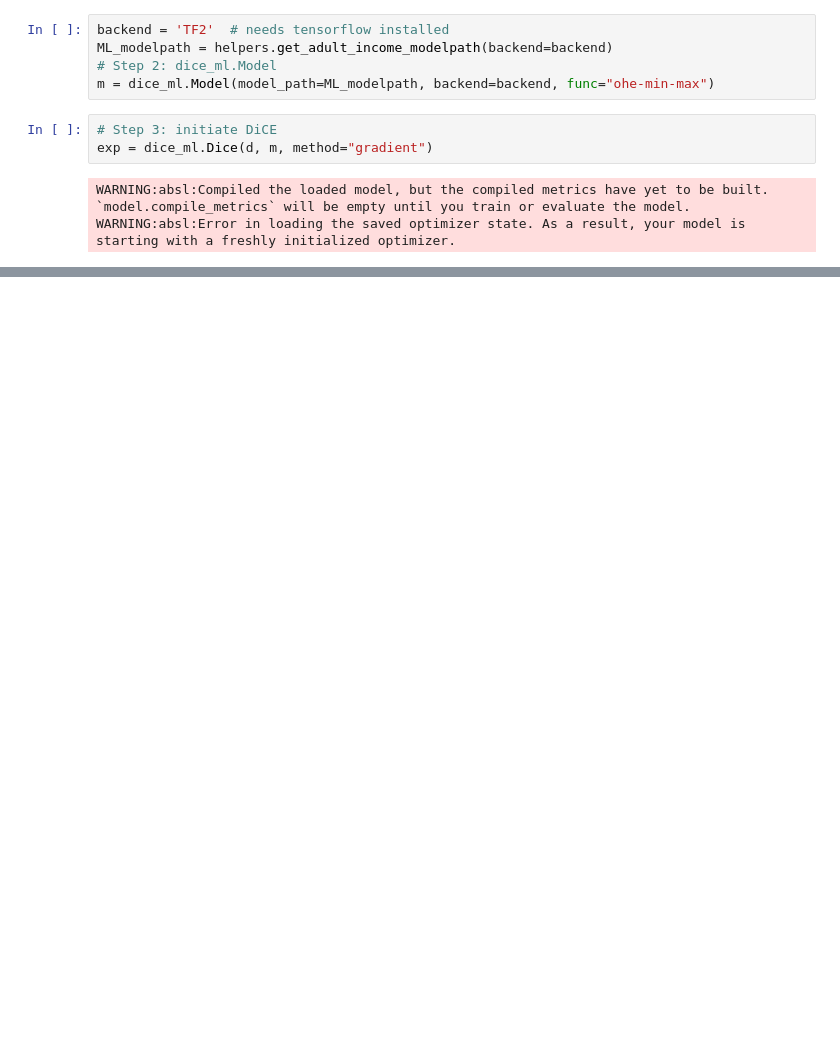
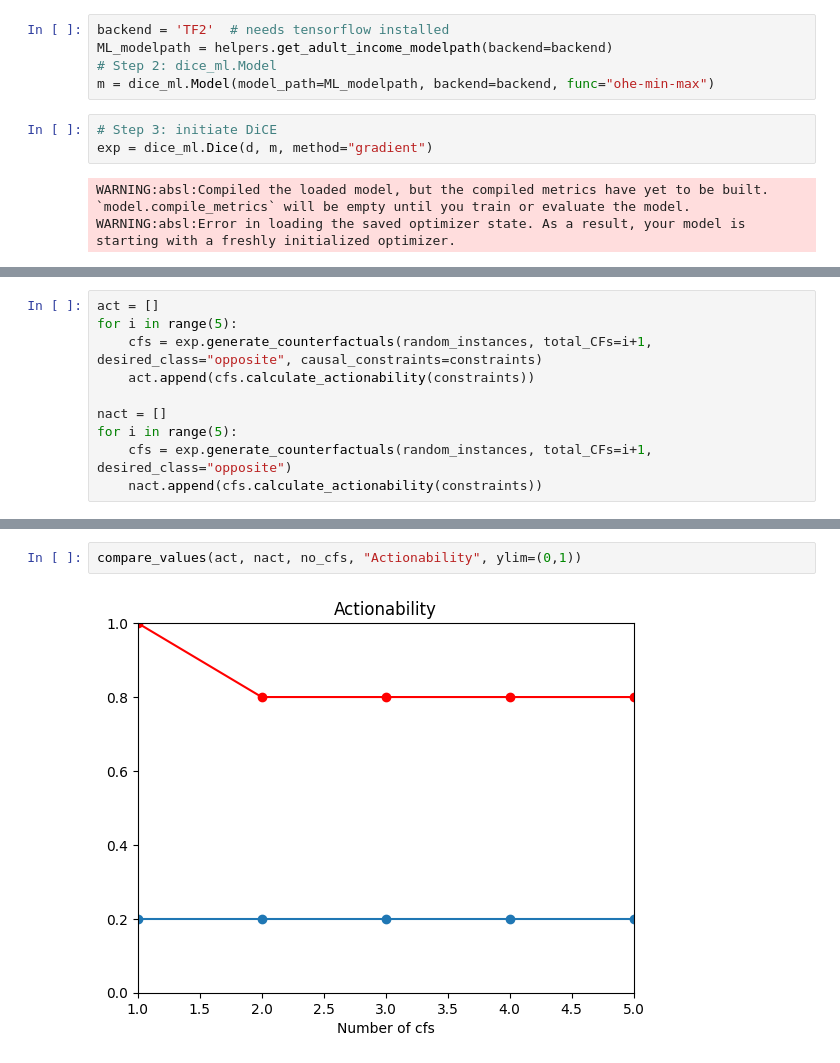
Before and after one commit to izzimillar/DiCE, a Jupyter notebook: docs/source/notebooks/evaluation.ipynb, the cells around one changed output, grey strips where cells are left out. Saved outputs shown, nothing was run; the diff lists cells and outputs as text; blank space fills up the shorter version.

```diff
--- a/docs/source/notebooks/evaluation.ipynb
+++ b/docs/source/notebooks/evaluation.ipynb
@@ -100,0 +112,10 @@ Diverse Counterfactuals found! total time taken: 00 min 46 sec
+# %%
+act = []
+for i in range(5):
+	cfs = exp.generate_counterfactuals(random_instances, total_CFs=i+1, desired_class="opposite", causal_constraints=constraints)
+	act.append(cfs.calculate_actionability(constraints))
+
+nact = []
+for i in range(5):
+	cfs = exp.generate_counterfactuals(random_instances, total_CFs=i+1, desired_class="opposite")
+	nact.append(cfs.calculate_actionability(constraints))
@@ -101,3 +136,7 @@ Diverse Counterfactuals found! total time taken: 00 min 46 sec
+# %%
+compare_values(act, nact, no_cfs, "Actionability", ylim=(0,1))
+# %% [output]
+[figure, added]
 # %%
 print(cat_div)
 print(cat_prox)
```
Also changed, not shown: parts of 21 cells of this notebook, 6 other files.
